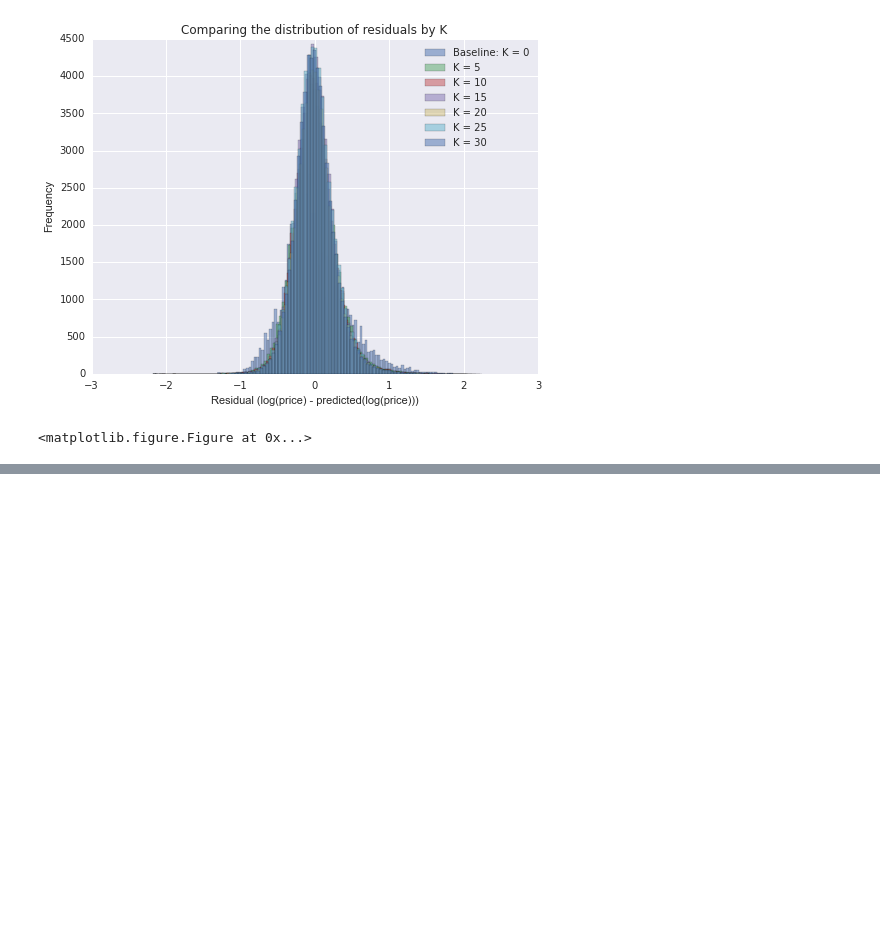
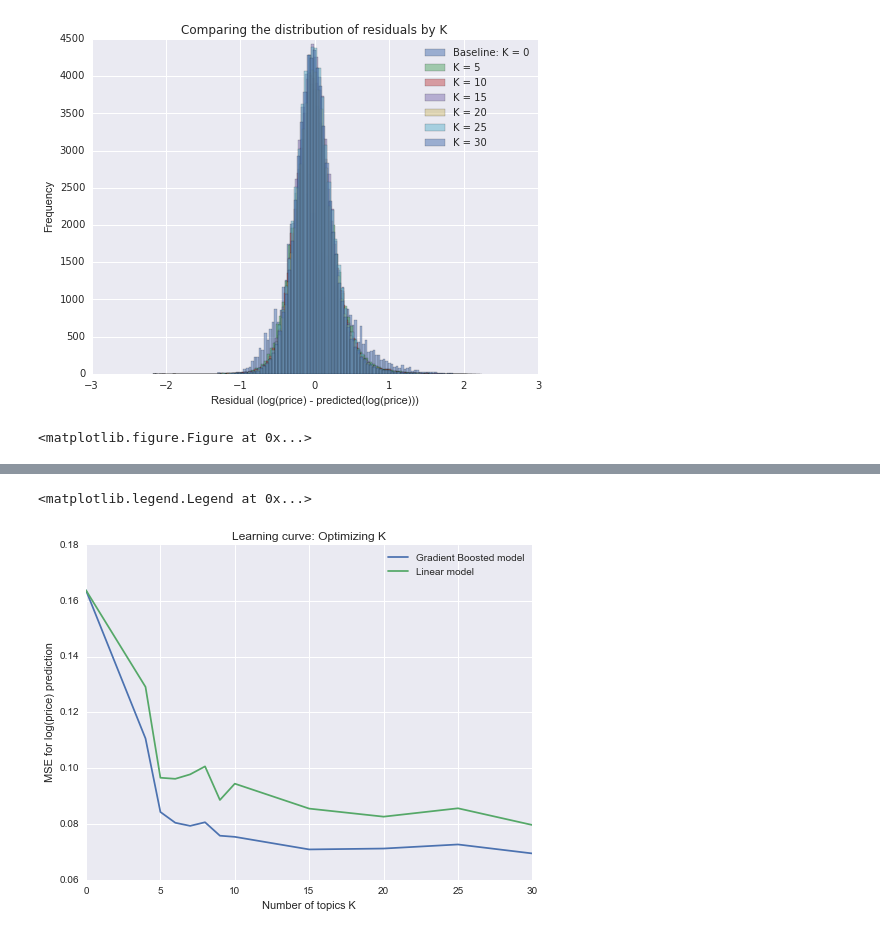
Before and after one commit to haonanz/DS-GA-1006-Project, a Jupyter notebook: modeling/Exploring descriptions with LDA.ipynb, the cells around one changed output, grey strips where cells are left out. Drawn from its saved outputs; the diff is of its cells as text; code cells hidden in the pictures; blank space fills up the shorter version.

```diff
--- a/modeling/Exploring descriptions with LDA.ipynb
+++ b/modeling/Exploring descriptions with LDA.ipynb
@@ -164,0 +257,23 @@ pyLDAvis.save_html(vis10, 'LDAvis_10.html')
+# %%
+import pickle
+models = pickle.load(open('LDA_models.p','r'))
+# %%
+from sklearn.linear_model import LinearRegression
+
+MSEs_linear = []
+
+for num in models:
+    print num
+    lda = models[num]['lda']
+    topic_weights = lda.transform(train_counts)
+
+    print "learning linear model"
+    LS = LinearRegression(fit_intercept=False)
+    LS.fit(topic_weights, Train_price)
+
+    print 'making predictions'
+    test_topics = lda.transform(counter.transform(Test_docs))
+    test_pred = LS.predict(test_topics)
+    mse = mean_squared_error(Test_price, test_pred)
+
+    MSEs_linear.append((num, mse))
@@ -164,0 +301,2 @@ pyLDAvis.save_html(vis10, 'LDAvis_10.html')
+# %%
+MSEs_linear = [(0, baseline_mse)] + MSEs_linear
@@ -164,0 +315,12 @@ pyLDAvis.save_html(vis10, 'LDAvis_10.html')
+# %%
+plt.figure(figsize=(8,6))
+mses = [(0, baseline_mse)] + [(x, models[x]['mse']) for x in models]
+plt.plot([x[0] for x in mses], [x[1] for x in mses], label='Gradient Boosted model')
+plt.plot([x[0] for x in MSEs_linear], [x[1] for x in MSEs_linear], label='Linear model')
+plt.xlabel('Number of topics K')
+plt.ylabel('MSE for log(price) prediction')
+plt.title('Learning curve: Optimizing K')
+plt.legend()
+# %% [output]
+<matplotlib.legend.Legend at 0x...>
+[figure, added]
```
Also changed, not shown: parts of 20 cells of this notebook, 10 other files.
